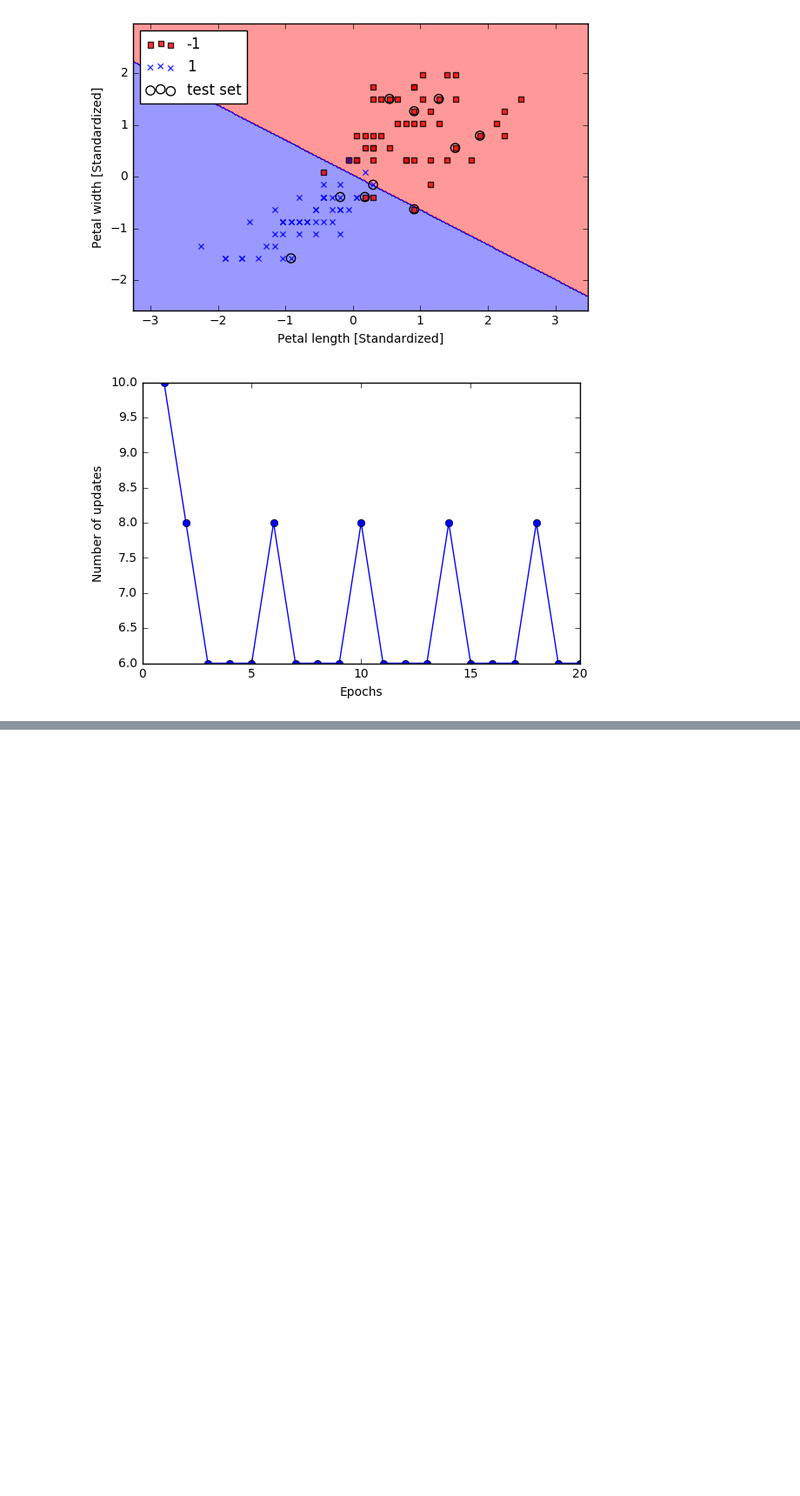
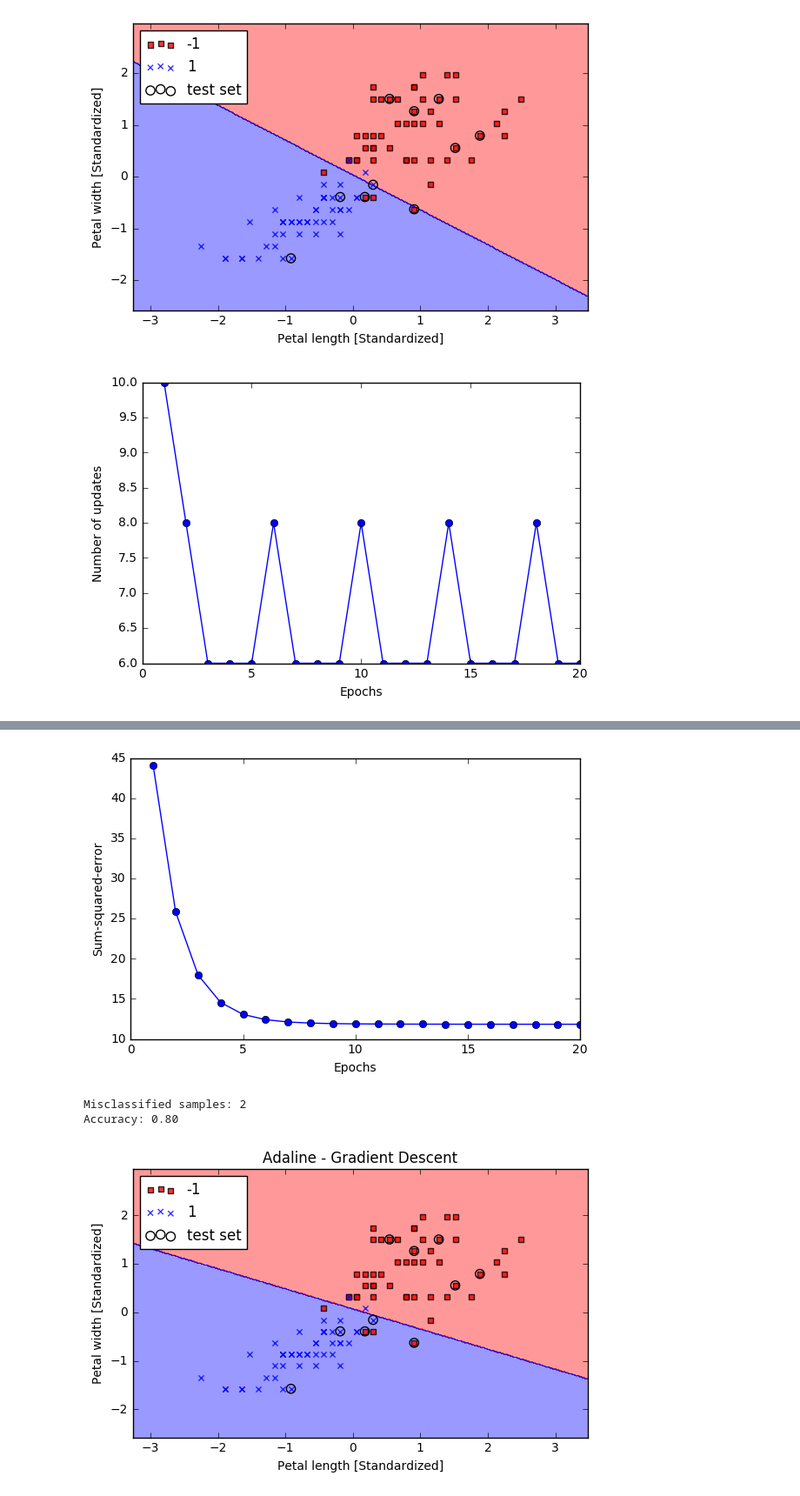
Before and after one commit to ChunChenLin/Large-Scale-Machine-Learning, a Jupyter notebook: Perceptron & Adaline.ipynb, the cells around one changed output, grey strips where cells are left out. Shown: that part at 87% size. Drawn from its saved outputs; the diff is of its cells as text; code cells hidden in the pictures; blank space fills up the shorter version.

```diff
--- a/Perceptron & Adaline.ipynb
+++ b/Perceptron & Adaline.ipynb
@@ -241,0 +330,37 @@ plt.show()
+# %%
+ada = AdalineGD(n_iter=20, eta=0.01)
+ada.fit(X_train_std, y_train)
+
+# cost values
+
+plt.plot(range(1, len(ada.cost_) + 1), ada.cost_, marker='o')
+plt.xlabel('Epochs')
+plt.ylabel('Sum-squared-error')
+
+plt.tight_layout()
+plt.savefig('./output/fig-adalin-gd-cost.png', dpi=300)
+plt.show()
+
+# testing accuracy
+
+y_pred = ada.predict(X_test_std)
+print('Misclassified samples: %d' % (y_test != y_pred).sum())
+print('Accuracy: %.2f' % accuracy_score(y_test, y_pred))
+
+# plot decision boundary
+
+plot_decision_regions(X_combined_std, y_combined,
+                      classifier=ada, test_idx=range(len(y_train),
+                                                    len(y_train) + len(y_test)))
+plt.title('Adaline - Gradient Descent')
+plt.xlabel('Petal length [Standardized]')
+plt.ylabel('Petal width [Standardized]')
+plt.legend(loc='upper left')
+plt.tight_layout()
+plt.savefig('./output/fig-adaline-gd-boundary.png', dpi=300)
+plt.show()
+# %% [output]
+[figure, added]
+Misclassified samples: 2
+Accuracy: 0.80
+[figure, added]
```
Also changed, not shown: parts of 2 cells of this notebook.
